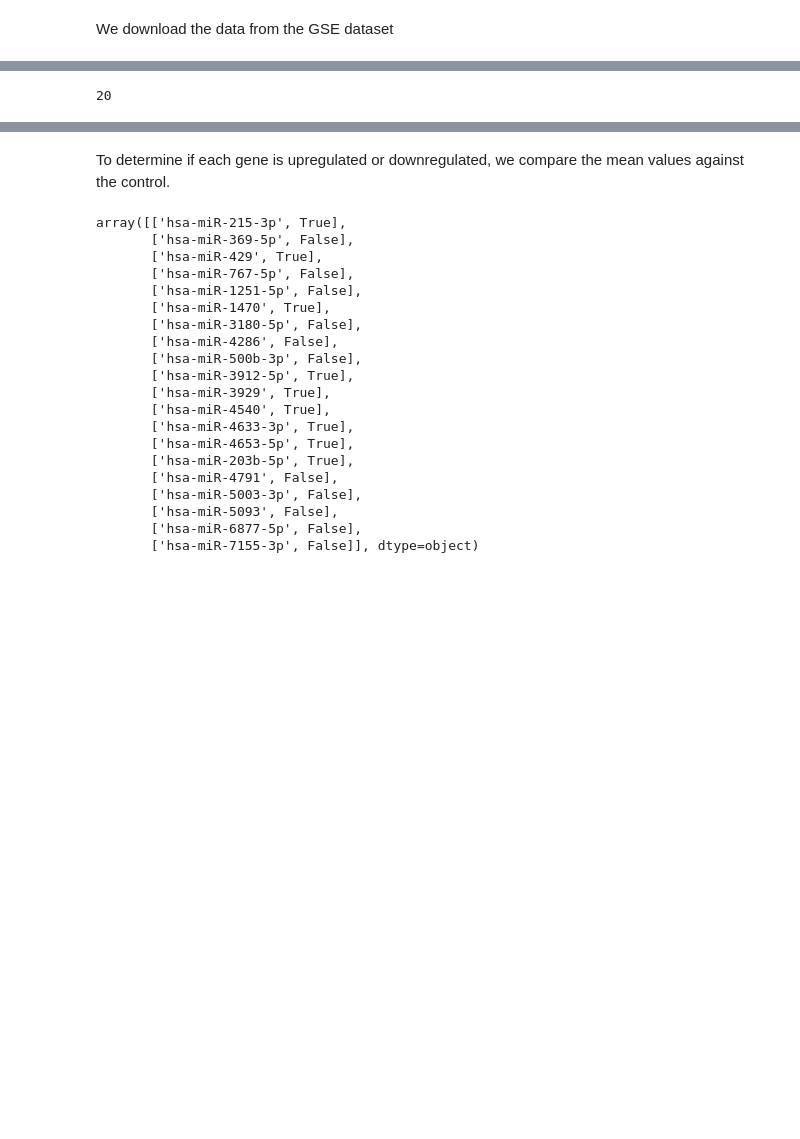
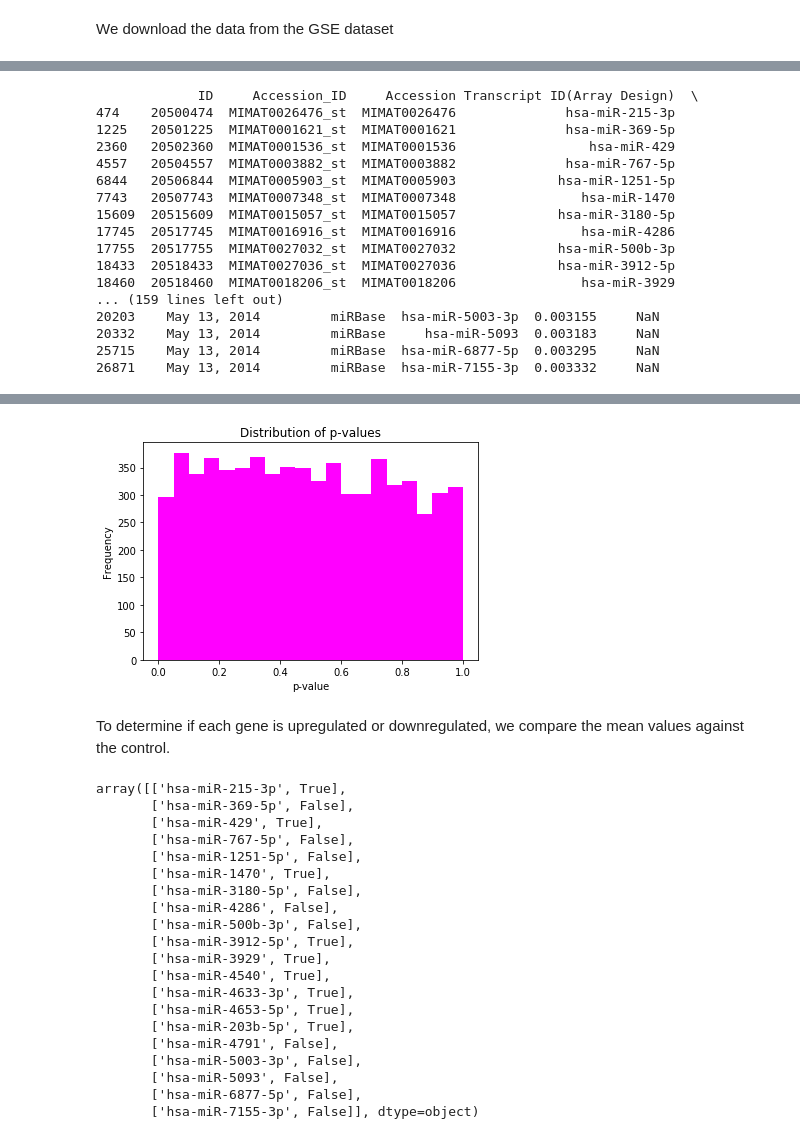
Before and after one commit to JulianKnodt/alzheimer_analysis, a Jupyter notebook: Main Analysis.ipynb, the cells around one changed output, grey strips where cells are left out. Saved outputs shown, nothing was run; the diff lists cells and outputs as text; code cells hidden in the pictures; blank space fills up the shorter version.

Commit message:
Created figure 1 and table 1

```diff
--- a/Main Analysis.ipynb
+++ b/Main Analysis.ipynb
@@ -54,13 +73,37 @@ sorted_ids = ids[order]
 # %%
 raw_data = gse.gpls['GPL21572'].table
+
 signifs = []
 for sig_id in signif_ids:
     signifs.append(raw_data[raw_data["ID"] == sig_id])
 signifs = pd.concat(signifs)
 signifs.insert(16, "P-value", f_stats.pvalue[f_stats.pvalue < alpha])
+
+sorted_pvalues = f_stats.pvalue
+sorted_pvalues.sort()
+
+plt.hist(sorted_pvalues, bins = 20, color = 'magenta')
+plt.title('Distribution of p-values')
+plt.xlabel('p-value')
+plt.ylabel('Frequency')
+
 mirna_mask = signifs['Sequence Type'] == 'miRNA'
 mirna_signifs = signifs[mirna_mask]
-print(len(mirna_signifs))
-display(mirna_signifs)
 # %% [output]
-20
+             ID     Accession_ID     Accession Transcript ID(Array Design)  \
+474    20500474  MIMAT0026476_st  MIMAT0026476              hsa-miR-215-3p
+1225   20501225  MIMAT0001621_st  MIMAT0001621              hsa-miR-369-5p
+2360   20502360  MIMAT0001536_st  MIMAT0001536                 hsa-miR-429
+4557   20504557  MIMAT0003882_st  MIMAT0003882              hsa-miR-767-5p
+6844   20506844  MIMAT0005903_st  MIMAT0005903             hsa-miR-1251-5p
+7743   20507743  MIMAT0007348_st  MIMAT0007348                hsa-miR-1470
+15609  20515609  MIMAT0015057_st  MIMAT0015057             hsa-miR-3180-5p
+17745  20517745  MIMAT0016916_st  MIMAT0016916                hsa-miR-4286
+17755  20517755  MIMAT0027032_st  MIMAT0027032             hsa-miR-500b-3p
+18433  20518433  MIMAT0027036_st  MIMAT0027036             hsa-miR-3912-5p
+18460  20518460  MIMAT0018206_st  MIMAT0018206                hsa-miR-3929
+... (159 lines left out)
+20203    May 13, 2014         miRBase  hsa-miR-5003-3p  0.003155     NaN
+20332    May 13, 2014         miRBase     hsa-miR-5093  0.003183     NaN
+25715    May 13, 2014         miRBase  hsa-miR-6877-5p  0.003295     NaN
+26871    May 13, 2014         miRBase  hsa-miR-7155-3p  0.003332     NaN
@@ -84,3 +110,4 @@ display(mirna_signifs)
+[figure, added]
 # %% [markdown]
 To determine if each gene is upregulated or downregulated, we compare the mean values against the control.
 # %%
```
Also changed, not shown: parts of 4 cells of this notebook.
